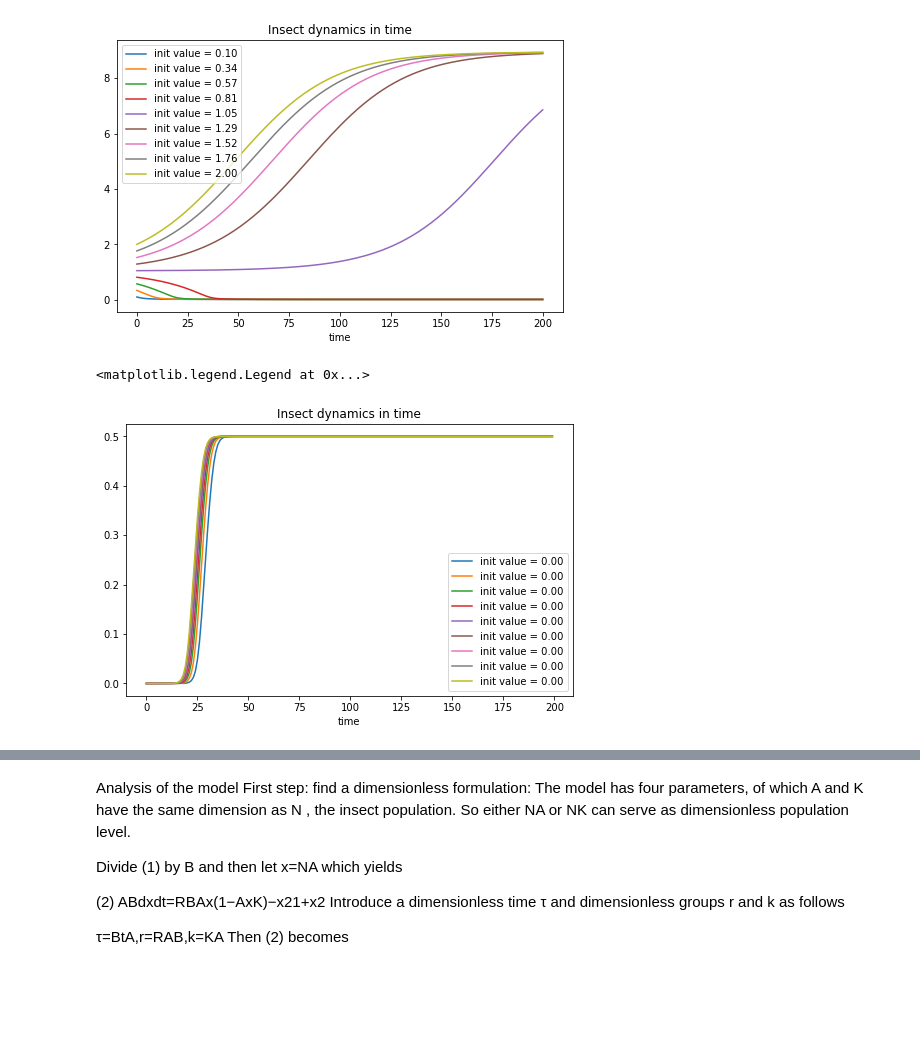
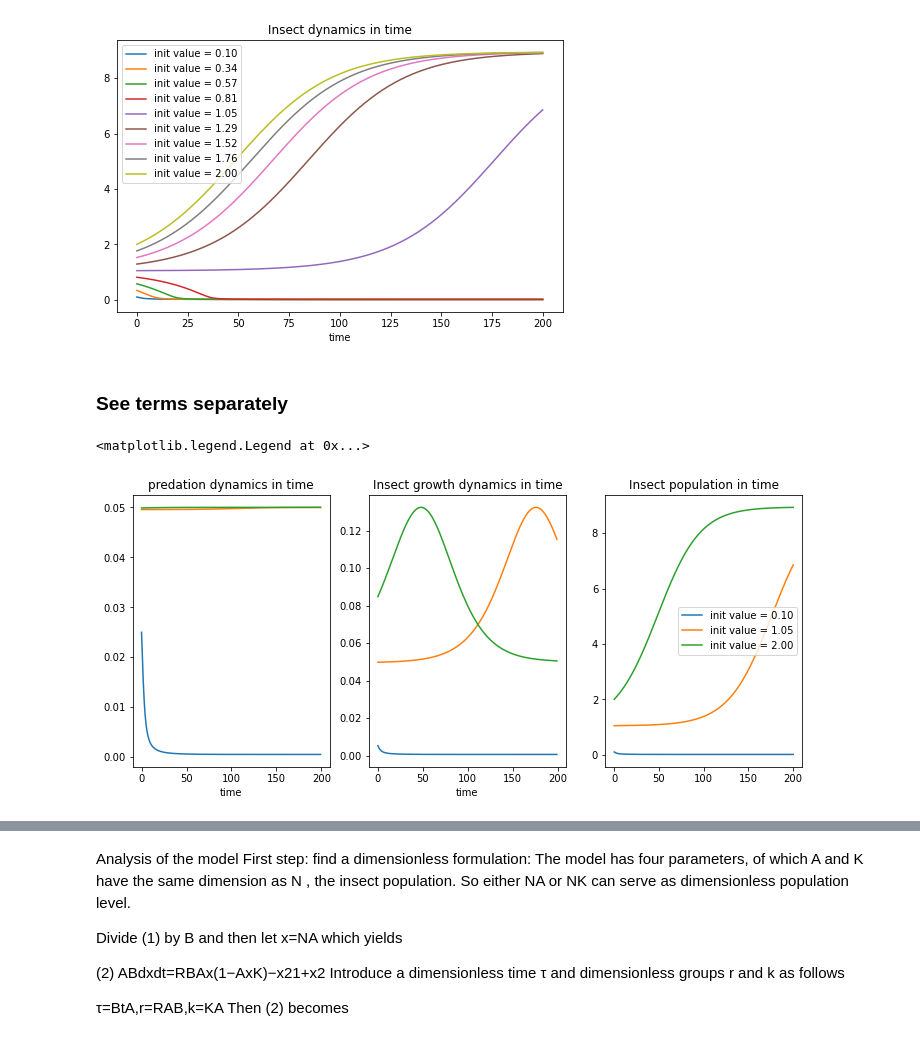
Before and after one commit to RRisto/learning, a Jupyter notebook: nonlinear_algebra/insectoutbreak.ipynb, the cells around one changed output, grey strips where cells are left out. Drawn from its saved outputs; the diff is of its cells as text; code cells hidden in the pictures; blank space fills up the shorter version.

Commit message:
insect outbreak

```diff
--- a/nonlinear_algebra/insectoutbreak.ipynb
+++ b/nonlinear_algebra/insectoutbreak.ipynb
@@ -38,30 +38,43 @@ plt.legend(loc = 'best')
 # %% [output]
 <matplotlib.legend.Legend at 0x...>
 [figure]
+# %% [markdown]
+### See terms separately
 # %%
+#death and growth rates
 dt = 0.1
 A = 0.1
 B = 0.5
 
 R = 0.53   # growthrate
 K = 10.    # carrying capacity
 
 #plot
-fig = plt.figure(figsize=(8,5))
-plt.subplot(1,1,1)
+# fig = plt.figure(figsize=(8,5))
+fig, ax =plt.subplots(1,3, figsize=(12,5))
 
-for j in np.linspace(0.000001, 0.00001, 9):
+for j in np.linspace(0.1, 2, 3):
     N = [j]
-    predation_N=[]
+    predation_Ns=[]
+    growth_Ns=[]
     #compute
     for i in range(200):
-        predation_N.append((B * N[i]**2)/(A**2 + N[i]**2))
-        N.append(N[i] + (R * N[i] * (1 - N[i]/K) - predation_N[-1] * dt))
-    plt.plot(predation_N, label = 'init value = %0.2f' %j)
+#         N.append(N[i] + (R * N[i] * (1 - N[i]/K) - (B * N[i]**2)/(A**2 + N[i]**2)) * dt)
+        predation_N=(B * N[i]**2)/(A**2 + N[i]**2)
+        growth_N=(R * N[i] * (1 - N[i]/K))
+        N.append((N[i]+(growth_N - predation_N)*dt ))
+        growth_Ns.append(growth_N*dt)
+        predation_Ns.append(predation_N*dt)
+    ax[0].plot(predation_Ns, label = 'init value = %0.2f' %j)
+    ax[1].plot(growth_Ns, label = 'init value = %0.2f' %j)
+    ax[2].plot(N, label = 'init value = %0.2f' %j)
 
-plt.title("Insect predation dynamics in time")
-plt.xlabel("time")
+ax[0].set_title('predation dynamics in time')
+ax[1].set_title("Insect growth dynamics in time")
+ax[2].set_title("Insect population in time")
+ax[0].set_xlabel("time")
+ax[1].set_xlabel("time")
 plt.legend(loc = 'best')
 # %% [output]
 <matplotlib.legend.Legend at 0x...>
-[figure, old version]
+[figure, new version]
```
Also changed, not shown: parts of 3 cells of this notebook, 1 other file.
